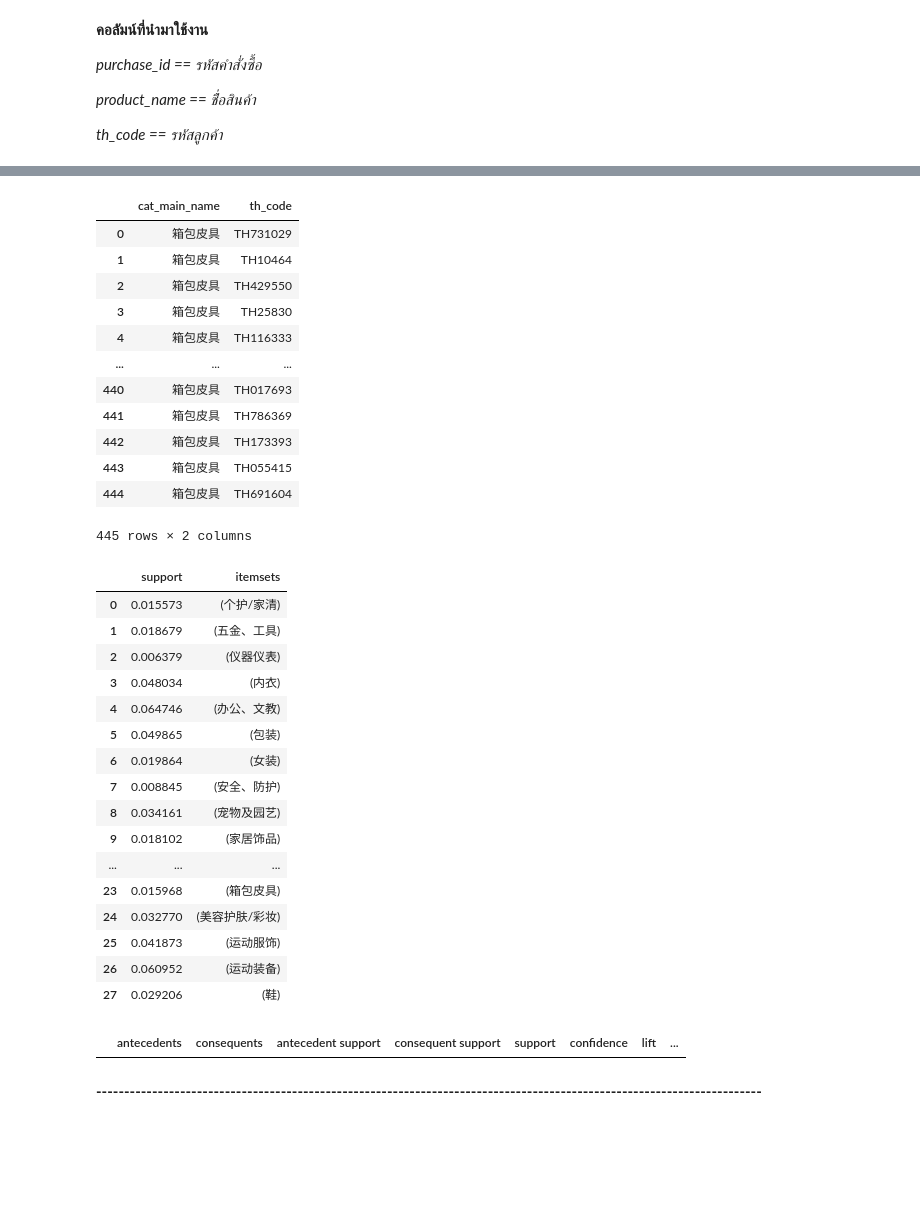
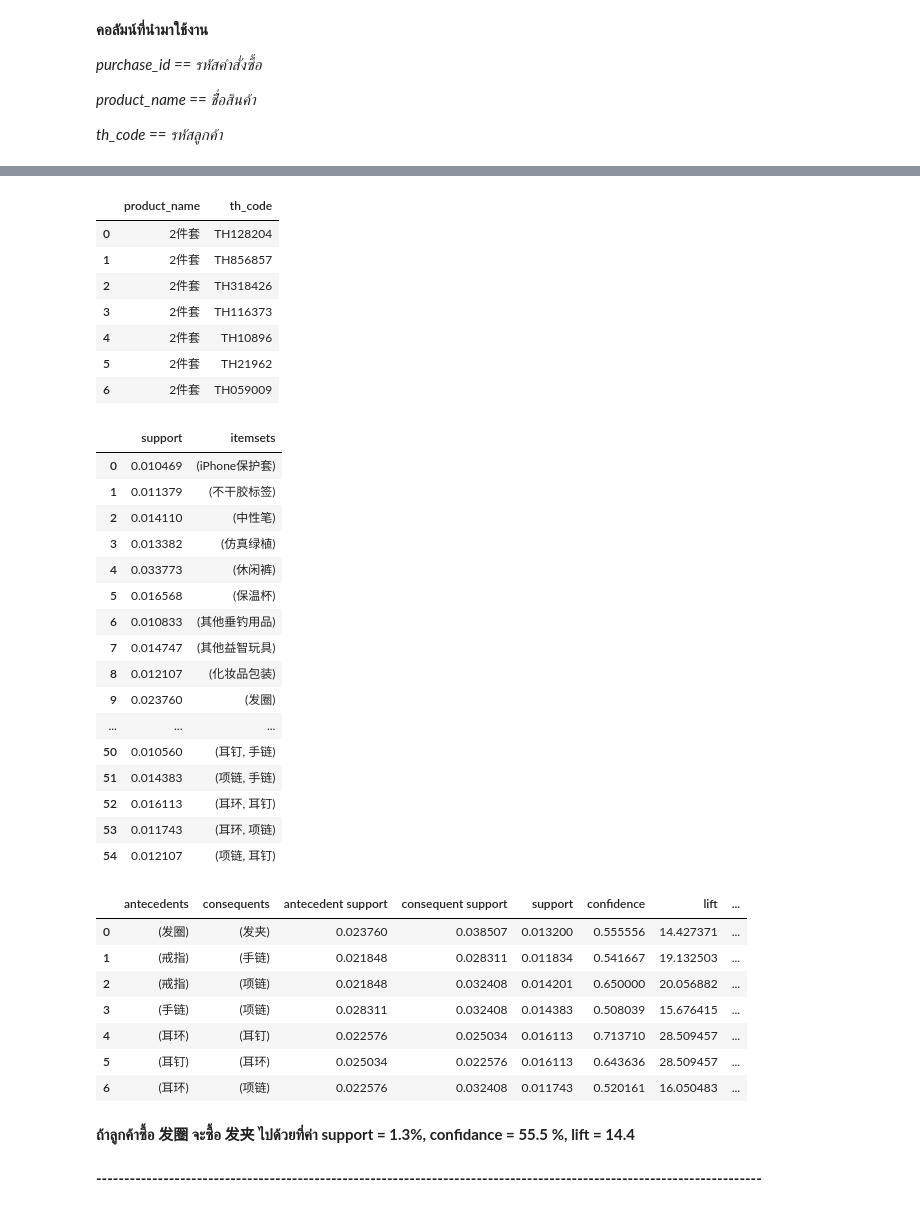
Before and after one commit to kittimaxz/Study, a Jupyter notebook: Test_Association_Rule_M01.ipynb, the cells around one changed output, grey strips where cells are left out. Cells and saved outputs as stored; diff of their text form; code cells hidden in the pictures; blank space fills up the shorter version.

```diff
--- a/Test_Association_Rule_M01.ipynb
+++ b/Test_Association_Rule_M01.ipynb
@@ -305,4 +301,4 @@ products
 # %%
-transaction = dataset.groupby('purchases_id')['cat_main_name'].apply(lambda x: list(set(x))).reset_index()
+transaction = dataset.groupby('th_code')['product_name'].apply(lambda x: list(set(x))).reset_index()
 transaction
 # %% [output]
@@ -323,7 +319,7 @@ transaction
 #set_list = dataset.groupby(['purchases_id', 'product_name'])['product_name'].count().unstack().reset_index().fillna(0).set_index('purchases_id')
 #set_list
 # %%
-transaction_list = transaction['cat_main_name'].tolist()
+transaction_list = transaction['product_name'].tolist()
 te = TransactionEncoder()
 te_ary = te.fit(transaction_list).transform(transaction_list)
 transaction_set = pd.DataFrame(te_ary, columns=te.columns_)
@@ -383,50 +375,54 @@ filter_test.iloc[:,5:6].reset_index()
 # %%
-test = filter_test.groupby('cat_main_name')['th_code'].apply(lambda x: ','.join(set(x))).reset_index() \
+test = filter_test.groupby('product_name')['th_code'].apply(lambda x: ','.join(set(x))).reset_index() \
     .assign(th_code=lambda df: df['th_code'].str.split(',')) \
     .explode('th_code').reset_index(drop=True)
 test
 # %% [output]
-|  | cat_main_name | th_code |
-| 0 | 箱包皮具 | TH731029 |
-| 1 | 箱包皮具 | TH10464 |
-| 2 | 箱包皮具 | TH429550 |
-| 3 | 箱包皮具 | TH25830 |
-| 4 | 箱包皮具 | TH116333 |
-| ... | ... | ... |
-| 440 | 箱包皮具 | TH017693 |
-| 441 | 箱包皮具 | TH786369 |
-| 442 | 箱包皮具 | TH173393 |
-| 443 | 箱包皮具 | TH055415 |
-| 444 | 箱包皮具 | TH691604 |
+|  | product_name | th_code |
+| 0 | 2件套 | TH128204 |
+| 1 | 2件套 | TH856857 |
+| 2 | 2件套 | TH318426 |
+| 3 | 2件套 | TH116373 |
+| 4 | 2件套 | TH10896 |
+| 5 | 2件套 | TH21962 |
+| 6 | 2件套 | TH059009 |
-445 rows × 2 columns
 # %%
-frequent_itemsets = apriori(transaction_set,min_support = 0.005, use_colnames=True) ## 0.001% ของรายการสินค้าทั้งหมดที่มีคนซื้อมากกว่า 1 %
+frequent_itemsets = apriori(transaction_set,min_support = 0.01, use_colnames=True) ## 0.01% ของรายการสินค้าทั้งหมดที่มีคนซื้อมากกว่า 1 %
 frequent_itemsets
 # %% [output]
 |  | support | itemsets |
-| 0 | 0.015573 | (个护/家清) |
-| 1 | 0.018679 | (五金、工具) |
-| 2 | 0.006379 | (仪器仪表) |
-| 3 | 0.048034 | (内衣) |
-| 4 | 0.064746 | (办公、文教) |
-| 5 | 0.049865 | (包装) |
-| 6 | 0.019864 | (女装) |
-| 7 | 0.008845 | (安全、防护) |
-| 8 | 0.034161 | (宠物及园艺) |
-| 9 | 0.018102 | (家居饰品) |
+| 0 | 0.010469 | (iPhone保护套) |
+| 1 | 0.011379 | (不干胶标签) |
+| 2 | 0.014110 | (中性笔) |
+| 3 | 0.013382 | (仿真绿植) |
+| 4 | 0.033773 | (休闲裤) |
+| 5 | 0.016568 | (保温杯) |
+| 6 | 0.010833 | (其他垂钓用品) |
+| 7 | 0.014747 | (其他益智玩具) |
+| 8 | 0.012107 | (化妆品包装) |
+| 9 | 0.023760 | (发圈) |
 | ... | ... | ... |
-| 23 | 0.015968 | (箱包皮具) |
-| 24 | 0.032770 | (美容护肤/彩妆) |
-| 25 | 0.041873 | (运动服饰) |
-| 26 | 0.060952 | (运动装备) |
-| 27 | 0.029206 | (鞋) |
+| 50 | 0.010560 | (耳钉, 手链) |
+| 51 | 0.014383 | (项链, 手链) |
+| 52 | 0.016113 | (耳环, 耳钉) |
+| 53 | 0.011743 | (耳环, 项链) |
+| 54 | 0.012107 | (项链, 耳钉) |
 # %%
 #for result in frequent_itemsets:
   #print(result)
 # %%
-rules = association_rules(frequent_itemsets, metric="confidence", min_threshold=0.005)
+rules = association_rules(frequent_itemsets, metric="confidence", min_threshold=0.5)
 rules
 # %% [output]
 |  | antecedents | consequents | antecedent support | consequent support | support | confidence | lift | ... |
+| 0 | (发圈) | (发夹) | 0.023760 | 0.038507 | 0.013200 | 0.555556 | 14.427371 | ... |
+| 1 | (戒指) | (手链) | 0.021848 | 0.028311 | 0.011834 | 0.541667 | 19.132503 | ... |
+| 2 | (戒指) | (项链) | 0.021848 | 0.032408 | 0.014201 | 0.650000 | 20.056882 | ... |
+| 3 | (手链) | (项链) | 0.028311 | 0.032408 | 0.014383 | 0.508039 | 15.676415 | ... |
+| 4 | (耳环) | (耳钉) | 0.022576 | 0.025034 | 0.016113 | 0.713710 | 28.509457 | ... |
+| 5 | (耳钉) | (耳环) | 0.025034 | 0.022576 | 0.016113 | 0.643636 | 28.509457 | ... |
+| 6 | (耳环) | (项链) | 0.022576 | 0.032408 | 0.011743 | 0.520161 | 16.050483 | ... |
+# %% [markdown]
+**ถ้าลูกค้าซื้อ 发圈 จะซื้อ 发夹 ไปด้วยที่ค่า support = 1.3%, confidance = 55.5 %, lift = 14.4**
 # %% [markdown]
 **-----------------------------------------------------------------------------------------------------------------------**
```
Also changed, not shown: parts of 10 cells of this notebook.
